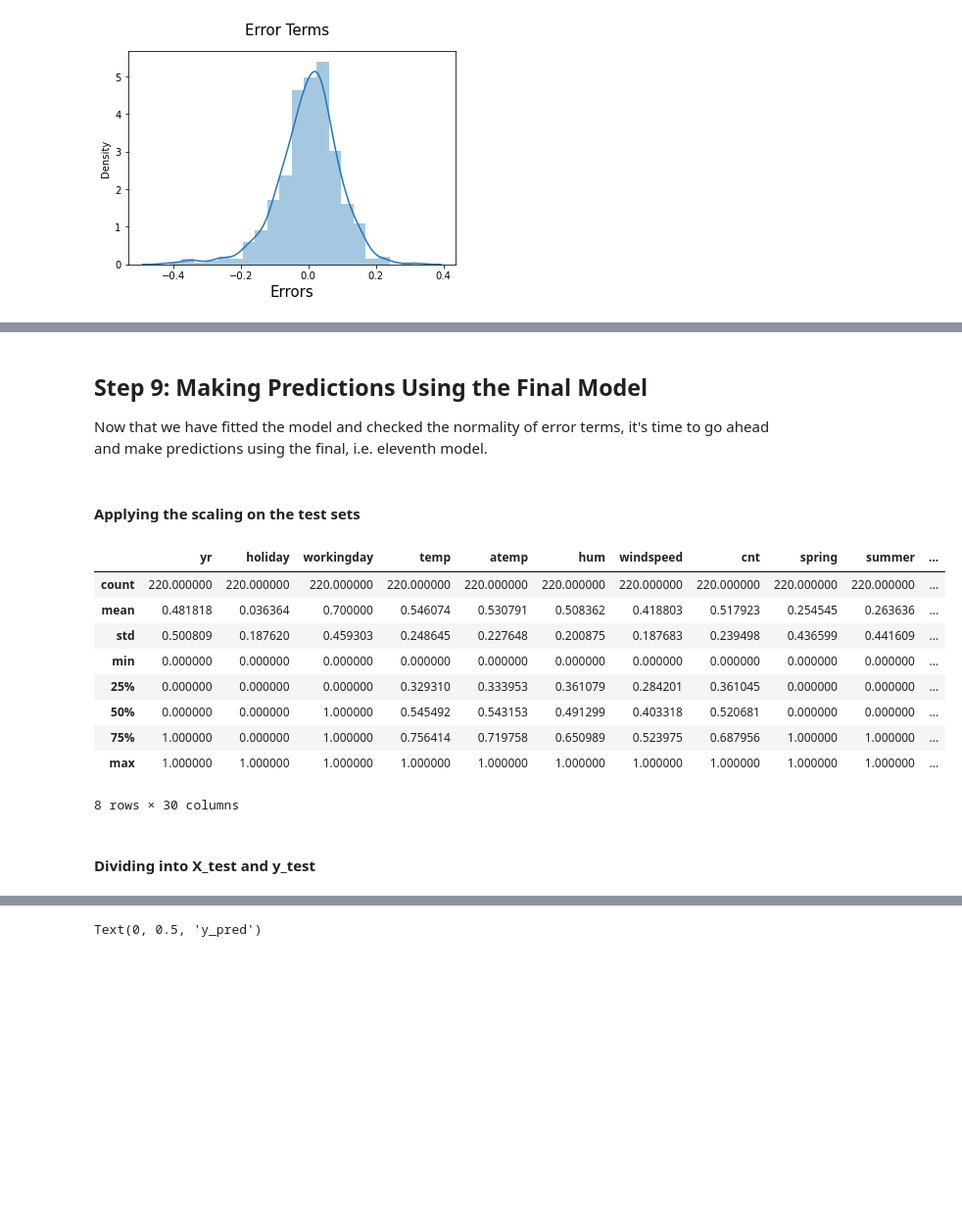
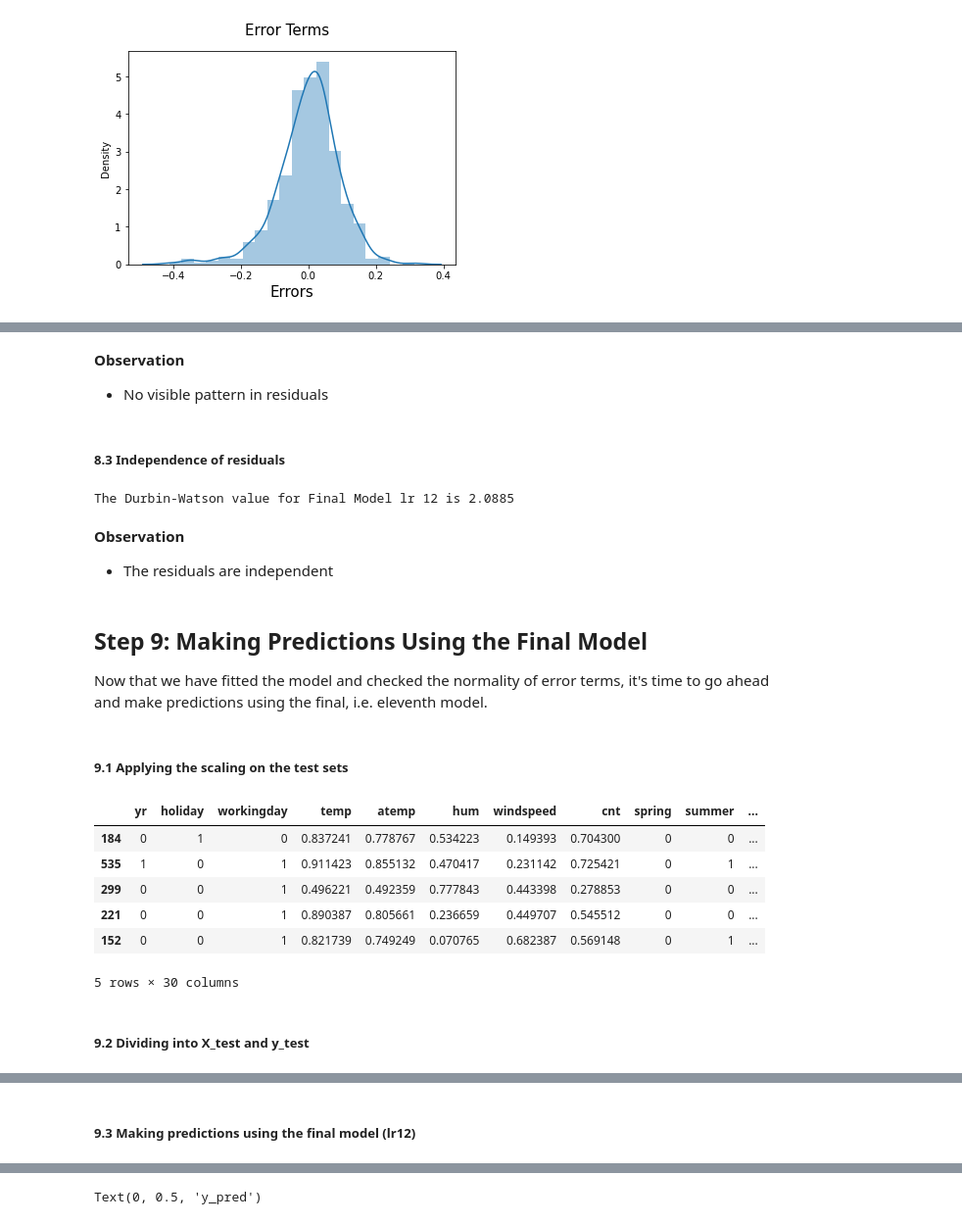
Before and after one commit to rainasharma/Bike-Sharing-Assignment, a Jupyter notebook: Bike_sharing_model.ipynb, the cells around one changed output, grey strips where cells are left out. Shown at 98% size. Cells and saved outputs as stored; diff of their text form; code cells hidden in the pictures; blank space fills up the shorter version.

```diff
--- a/Bike_sharing_model.ipynb
+++ b/Bike_sharing_model.ipynb
@@ -1136,29 +1157,38 @@ Observation
+# %% [markdown]
+<b>Observation</b>
+- No visible pattern in residuals
+# %% [markdown]
+##### 8.3 Independence of residuals
+# %%
+print('The Durbin-Watson value for Final Model lr 12 is',round(sm.stats.stattools.durbin_watson((y_train - y_train_pred)),4))
+# %% [output]
+The Durbin-Watson value for Final Model lr 12 is 2.0885
+# %% [markdown]
+<b>Observation</b>
+- The residuals are independent
 # %% [markdown]
 ## Step 9: Making Predictions Using the Final Model
 
 Now that we have fitted the model and checked the normality of error terms, it's time to go ahead and make predictions using the final, i.e. eleventh model.
 # %% [markdown]
-#### Applying the scaling on the test sets
+##### 9.1 Applying the scaling on the test sets
 # %%
 ## Rescalling bike_test dataframe using MinMaxCcaler
 scaler = MinMaxScaler()
 num_vars = ['temp','atemp','hum','windspeed','cnt']
 bike_test[num_vars] = scaler.fit_transform(bike_test[num_vars])
 # %%
-bike_test.describe()
+bike_test.head()
 # %% [output]
 |  | yr | holiday | workingday | temp | atemp | hum | windspeed | cnt | spring | summer | ... |
-| count | 220.000000 | 220.000000 | 220.000000 | 220.000000 | 220.000000 | 220.000000 | 220.000000 | 220.000000 | 220.000000 | 220.000000 | ... |
-| mean | 0.481818 | 0.036364 | 0.700000 | 0.546074 | 0.530791 | 0.508362 | 0.418803 | 0.517923 | 0.254545 | 0.263636 | ... |
-| std | 0.500809 | 0.187620 | 0.459303 | 0.248645 | 0.227648 | 0.200875 | 0.187683 | 0.239498 | 0.436599 | 0.441609 | ... |
-| min | 0.000000 | 0.000000 | 0.000000 | 0.000000 | 0.000000 | 0.000000 | 0.000000 | 0.000000 | 0.000000 | 0.000000 | ... |
-| 25% | 0.000000 | 0.000000 | 0.000000 | 0.329310 | 0.333953 | 0.361079 | 0.284201 | 0.361045 | 0.000000 | 0.000000 | ... |
-| 50% | 0.000000 | 0.000000 | 1.000000 | 0.545492 | 0.543153 | 0.491299 | 0.403318 | 0.520681 | 0.000000 | 0.000000 | ... |
-| 75% | 1.000000 | 0.000000 | 1.000000 | 0.756414 | 0.719758 | 0.650989 | 0.523975 | 0.687956 | 1.000000 | 1.000000 | ... |
-| max | 1.000000 | 1.000000 | 1.000000 | 1.000000 | 1.000000 | 1.000000 | 1.000000 | 1.000000 | 1.000000 | 1.000000 | ... |
+| 184 | 0 | 1 | 0 | 0.837241 | 0.778767 | 0.534223 | 0.149393 | 0.704300 | 0 | 0 | ... |
+| 535 | 1 | 0 | 1 | 0.911423 | 0.855132 | 0.470417 | 0.231142 | 0.725421 | 0 | 1 | ... |
+| 299 | 0 | 0 | 1 | 0.496221 | 0.492359 | 0.777843 | 0.443398 | 0.278853 | 0 | 0 | ... |
+| 221 | 0 | 0 | 1 | 0.890387 | 0.805661 | 0.236659 | 0.449707 | 0.545512 | 0 | 0 | ... |
+| 152 | 0 | 0 | 1 | 0.821739 | 0.749249 | 0.070765 | 0.682387 | 0.569148 | 0 | 1 | ... |
-8 rows × 30 columns
+5 rows × 30 columns
 # %% [markdown]
-#### Dividing into X_test and y_test
+##### 9.2 Dividing into X_test and y_test
 # %%
 y_test = bike_test.pop('cnt')
 X_test = bike_test
@@ -1198,0 +1226,2 @@ y_pred = lr11.predict(X_test_lm11)
+# %% [markdown]
+##### 9.3 Making predictions using the final model (lr12)
```
Also changed, not shown: parts of 101 cells of this notebook.
